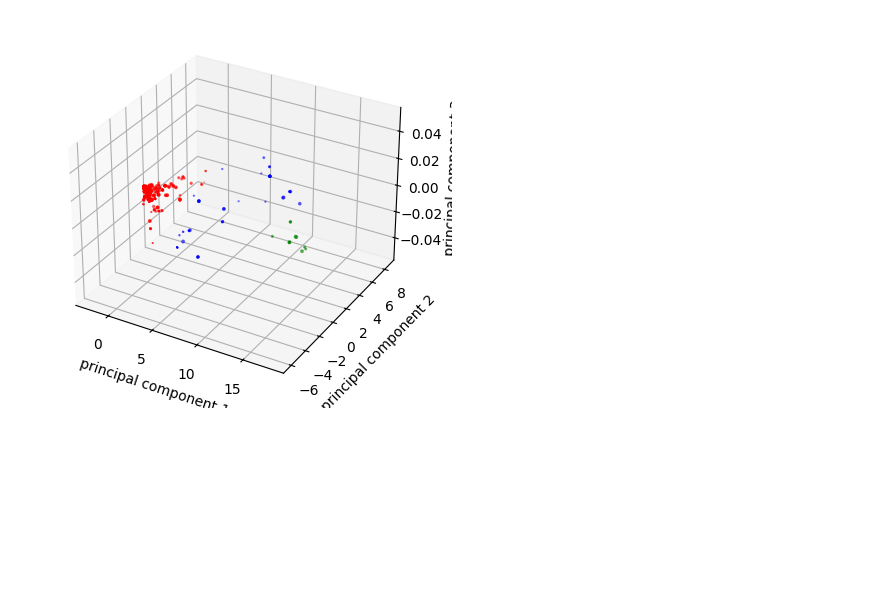
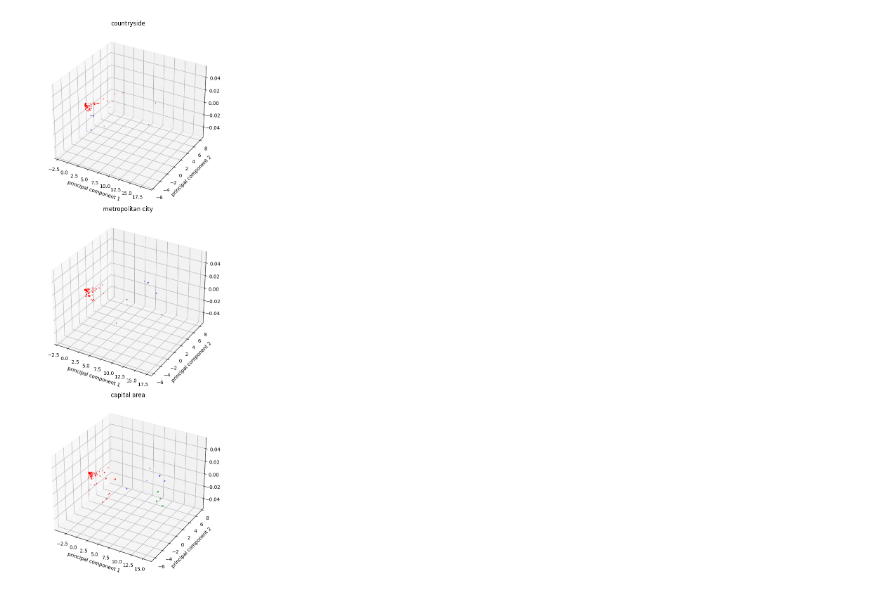
Before and after one commit to RGB234/----------, a Jupyter notebook: clustering.ipynb, the cells around one changed output. Cells and saved outputs as stored; diff of their text form; code cells hidden in the pictures; blank space fills up the shorter version.

Commit message:
clustering

```diff
--- a/clustering.ipynb
+++ b/clustering.ipynb
@@ -39,19 +48,31 @@ Name: count, dtype: int64
 # %%
 numClusters = 3
-regionColors = ['red', 'green', 'blue']
-dataPointColor = [regionColors[row] for row in df_dropna['region']]
+# 수도권 : 서울, 인천, 세종, 경기 -> 2
+# 수도권 외 광역시: 부산, 대구, 광주, 대전, 울산 -> 1
+# 그 외 지방: 강원, 충북, 충남, 전북, 전남, 경북, 경남, 제주 -> 0
+regionColors = ['pink', 'green', 'orange']
+dataPointColor = [regionColors[row] for row in df_balanced['region']]
 
 features = ['pros_encoded', 'aversalary', 'capital']
 
 # math.comb(len(features),2)
-fig, axes = plt.subplots(3, figsize=(14, 20))
+fig, axes = plt.subplots(3, figsize=(10, 20))
 fig.subplots_adjust(hspace=0.5)
 
 tmp_idx = 0
 for i in range(len(features)):
     for j in range(i+1, len(features)):
         ax = axes[tmp_idx]
-        ax.scatter(df_dropna[features[i]], df_dropna[features[j]], c=dataPointColor, alpha=0.5)
+        ax.scatter(df_balanced[features[i]], df_balanced[features[j]], c=dataPointColor, alpha=0.5)
+
+        x_min = df_balanced[features[i]].min()
+        x_max = df_balanced[features[i]].max()
+        y_min = df_balanced[features[j]].min()
+        y_max = df_balanced[features[j]].max()
+
+        ax.set_xlim(x_min * 1.2 , x_max * 1.2)
+        ax.set_ylim(y_min * 1.2, y_max * 1.2)
+
         ax.set_xlabel(features[i])
         ax.set_ylabel(features[j])
         tmp_idx += 1
@@ -120,48 +224,48 @@ the number of clusters is 3
 # %%
 numClusters = 3
-colors = ['red', 'green', 'blue', 'black', 'yellow']
-X = df_dropna
-kmeans = KMeans(n_clusters=numClusters).fit(X)
+regionTypes = {0: "countryside", 1: "metropolitan city", 2: "capital area"}
+colors = ["red", "green", "blue"]
 
-regions = X['region']
-labels = kmeans.predict(X)
-dataPointColor = [colors[row] for row in labels]
+fig = plt.figure(figsize=(16, 16))
+# fig.subplots_adjust(hspace=1, wspace=0.2)
 
-centroids = kmeans.cluster_centers_
-centroidColor = [colors[item] for item in range(numClusters)]
+for regionType in regionTypes.keys():
+    # num : 0..2
+    X = df_balanced[df_balanced["region"] == regionType]
 
-pca = PCA(n_components=3)
-# pca = PCA(n_components=2)
-pca_fit = pca.fit(X)
-principalComponents = pca_fit.transform(X)
-principalDf = pd.DataFrame(data = principalComponents,
-                           columns=['p_component 1',
-                                    'p_component 2',
-                                    'p_component 3',
-                                    ])
-c_transformed = pca_fit.transform(centroids)
+    pca = PCA(n_components=3)
+    pca_fit = pca.fit(X.values)
+    X_pca3 = pca_fit.transform(X.values)
+    principalDf = pd.DataFrame(
+        data=X_pca3,
+        columns=[
+            "p_component 1",
+            "p_component 2",
+            "p_component 3",
+        ],
+    )
 
-fig = plt.figure()
-ax = fig.add_subplot(projection='3d')
-# ax = fig.add_subplot(1,1,1)
+    kmeans = KMeans(n_clusters=numClusters).fit(X_pca3)
+    labels = kmeans.predict(X_pca3)
+    dataPointColor = [colors[row] for row in labels]
 
-plt.scatter(principalDf['p_component 1'],
-           principalDf['p_component 2'],
-           principalDf['p_component 3'],
-           c=dataPointColor,
-           alpha=0.5,
-           )
+    ax = fig.add_subplot(3, 1, regionType + 1, projection="3d")
 
-ax.set_xlabel('principal component 1')
-ax.set_ylabel('principal component 2')
-ax.set_zlabel('principal component 3')
+    # dataPoints
+    plt.scatter(
+        principalDf["p_component 1"],
+        principalDf["p_component 2"],
+        principalDf["p_component 3"],
+        c=dataPointColor,
+        alpha=0.5,
+    )
 
-plt.scatter(c_transformed[:, 0],
-            c_transformed[:, 1],
-            c_transformed[:, 2],
-            c=centroidColor,
-            marker='x',)
+    ax.set_title(regionTypes[regionType])
+    ax.set_xlabel("principal component 1")
+    ax.set_ylabel("principal component 2")
+    # ax.set_zlabel("principal component 3")
 
+plt.tight_layout()
 plt.show()
 # %% [output]
-[figure, old version]
+[figure, new version]
```
Also changed, not shown: parts of 16 cells of this notebook, 1 other file.
